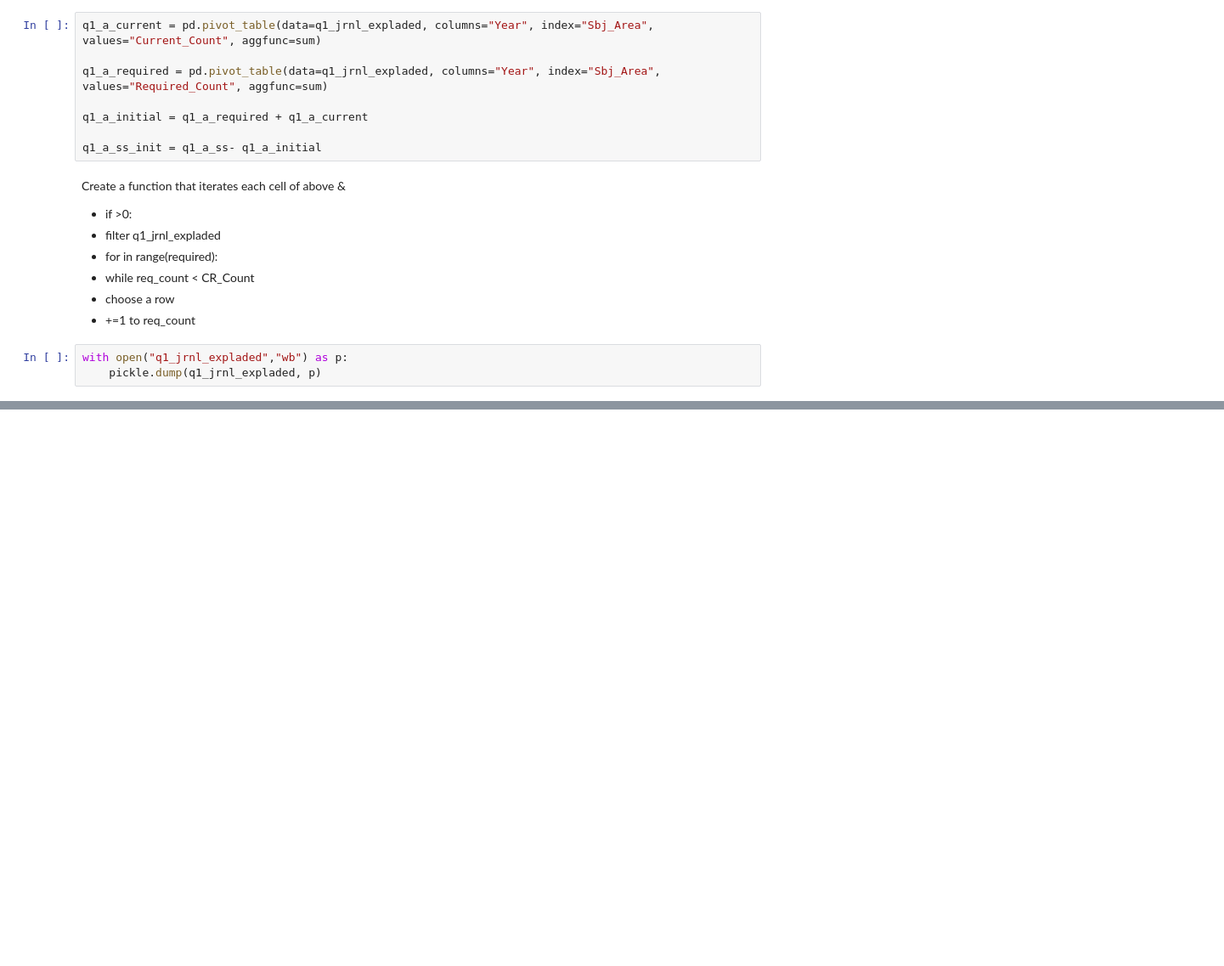
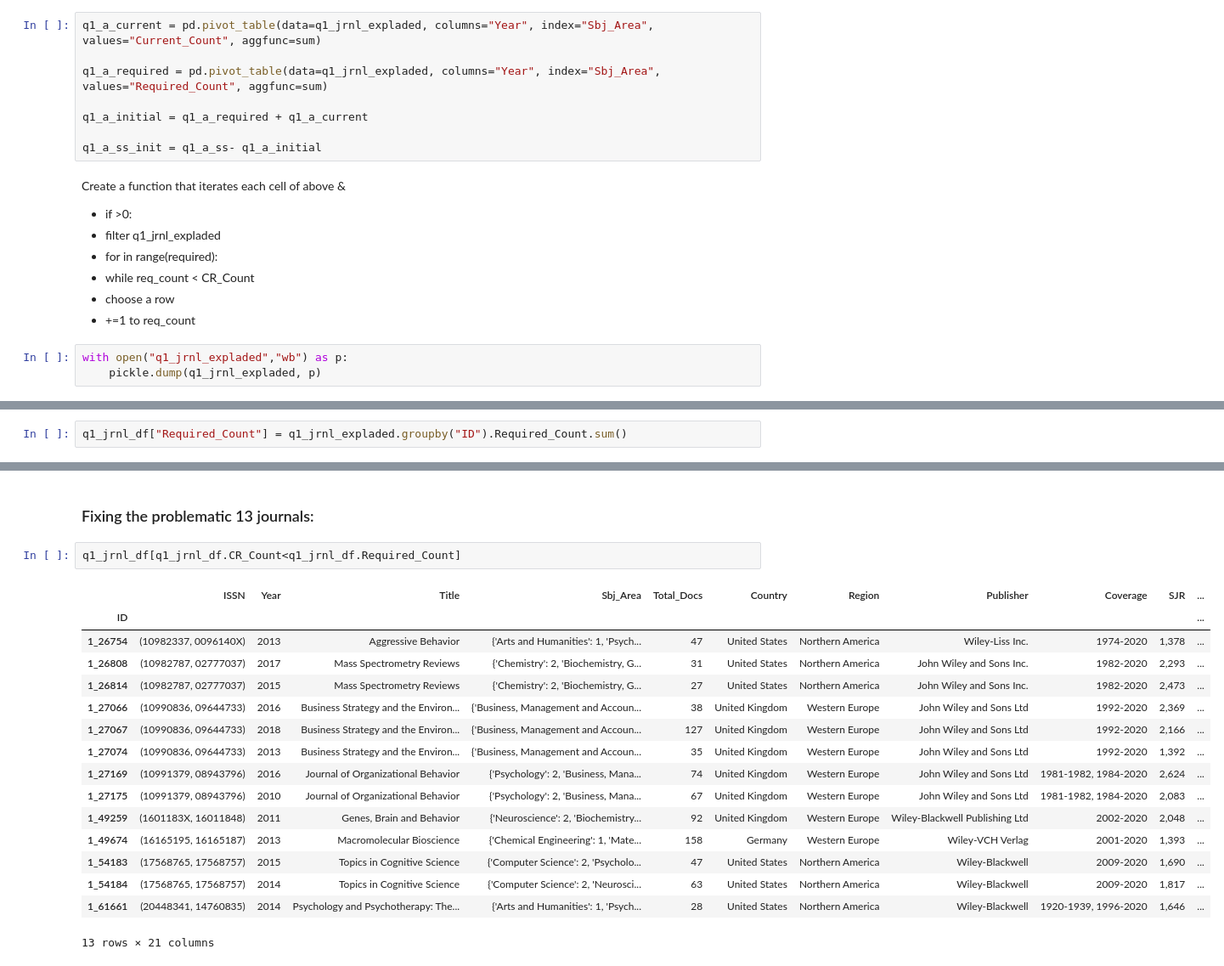
Before and after one commit to Oz-like-the-Wizard/Investigating-the-delay-times-in-academic-publishing, a Jupyter notebook: part7b-calc_sample_count.ipynb, the cells around one changed output, grey strips where cells are left out. Shown: that part at 85% size. Saved outputs shown, nothing was run; the diff lists cells and outputs as text; blank space fills up the shorter version.

```diff
--- a/part7b-calc_sample_count.ipynb
+++ b/part7b-calc_sample_count.ipynb
@@ -348,0 +340,2 @@ with open("q1_jrnl_expladed","wb") as p:
+# %%
+q1_jrnl_df["Required_Count"] = q1_jrnl_expladed.groupby("ID").Required_Count.sum()
@@ -348,0 +379,21 @@ with open("q1_jrnl_expladed","wb") as p:
+# %% [markdown]
+### Fixing the problematic 13 journals:
+# %%
+q1_jrnl_df[q1_jrnl_df.CR_Count<q1_jrnl_df.Required_Count]
+# %% [output]
+|  | ISSN | Year | Title | Sbj_Area | Total_Docs | Country | Region | Publisher | Coverage | SJR | ... |
+| ID |  |  |  |  |  |  |  |  |  |  | ... |
+| 1_26754 | (10982337, 0096140X) | 2013 | Aggressive Behavior | {'Arts and Humanities': 1, 'Psych... | 47 | United States | Northern America | Wiley-Liss Inc. | 1974-2020 | 1,378 | ... |
+| 1_26808 | (10982787, 02777037) | 2017 | Mass Spectrometry Reviews | {'Chemistry': 2, 'Biochemistry, G... | 31 | United States | Northern America | John Wiley and Sons Inc. | 1982-2020 | 2,293 | ... |
+| 1_26814 | (10982787, 02777037) | 2015 | Mass Spectrometry Reviews | {'Chemistry': 2, 'Biochemistry, G... | 27 | United States | Northern America | John Wiley and Sons Inc. | 1982-2020 | 2,473 | ... |
+| 1_27066 | (10990836, 09644733) | 2016 | Business Strategy and the Environ... | {'Business, Management and Accoun... | 38 | United Kingdom | Western Europe | John Wiley and Sons Ltd | 1992-2020 | 2,369 | ... |
+| 1_27067 | (10990836, 09644733) | 2018 | Business Strategy and the Environ... | {'Business, Management and Accoun... | 127 | United Kingdom | Western Europe | John Wiley and Sons Ltd | 1992-2020 | 2,166 | ... |
+| 1_27074 | (10990836, 09644733) | 2013 | Business Strategy and the Environ... | {'Business, Management and Accoun... | 35 | United Kingdom | Western Europe | John Wiley and Sons Ltd | 1992-2020 | 1,392 | ... |
+| 1_27169 | (10991379, 08943796) | 2016 | Journal of Organizational Behavior | {'Psychology': 2, 'Business, Mana... | 74 | United Kingdom | Western Europe | John Wiley and Sons Ltd | 1981-1982, 1984-2020 | 2,624 | ... |
+| 1_27175 | (10991379, 08943796) | 2010 | Journal of Organizational Behavior | {'Psychology': 2, 'Business, Mana... | 67 | United Kingdom | Western Europe | John Wiley and Sons Ltd | 1981-1982, 1984-2020 | 2,083 | ... |
+| 1_49259 | (1601183X, 16011848) | 2011 | Genes, Brain and Behavior | {'Neuroscience': 2, 'Biochemistry... | 92 | United Kingdom | Western Europe | Wiley-Blackwell Publishing Ltd | 2002-2020 | 2,048 | ... |
+| 1_49674 | (16165195, 16165187) | 2013 | Macromolecular Bioscience | {'Chemical Engineering': 1, 'Mate... | 158 | Germany | Western Europe | Wiley-VCH Verlag | 2001-2020 | 1,393 | ... |
+| 1_54183 | (17568765, 17568757) | 2015 | Topics in Cognitive Science | {'Computer Science': 2, 'Psycholo... | 47 | United States | Northern America | Wiley-Blackwell | 2009-2020 | 1,690 | ... |
+| 1_54184 | (17568765, 17568757) | 2014 | Topics in Cognitive Science | {'Computer Science': 2, 'Neurosci... | 63 | United States | Northern America | Wiley-Blackwell | 2009-2020 | 1,817 | ... |
+| 1_61661 | (20448341, 14760835) | 2014 | Psychology and Psychotherapy: The... | {'Arts and Humanities': 1, 'Psych... | 28 | United States | Northern America | Wiley-Blackwell | 1920-1939, 1996-2020 | 1,646 | ... |
+13 rows × 21 columns
```
Also changed, not shown: parts of 11 cells of this notebook, 2 other files.
